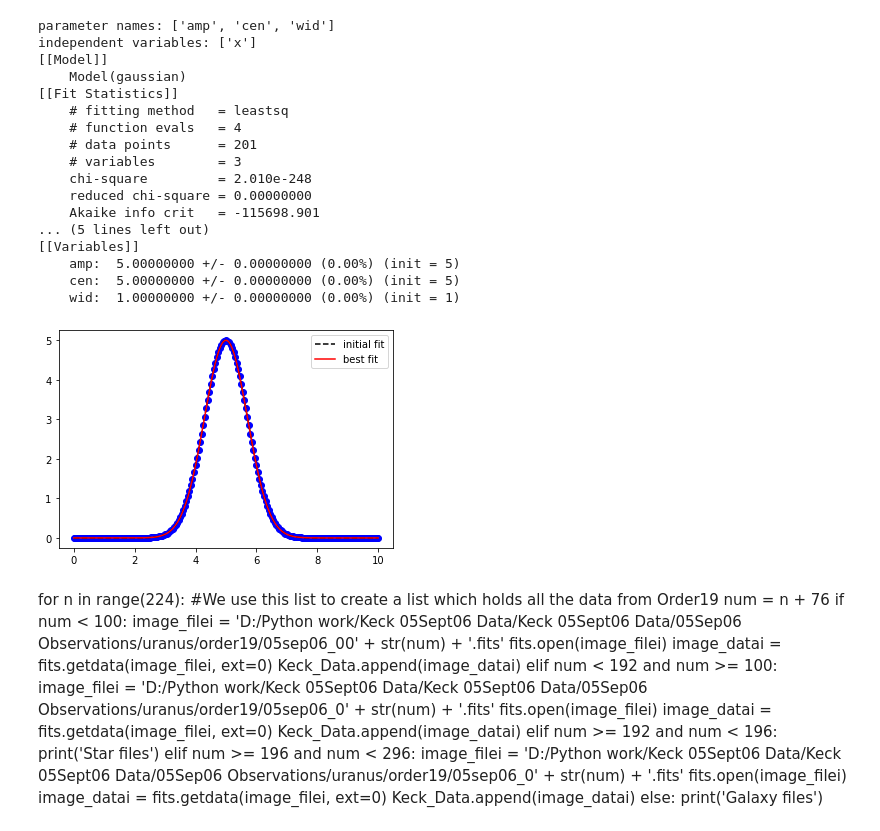
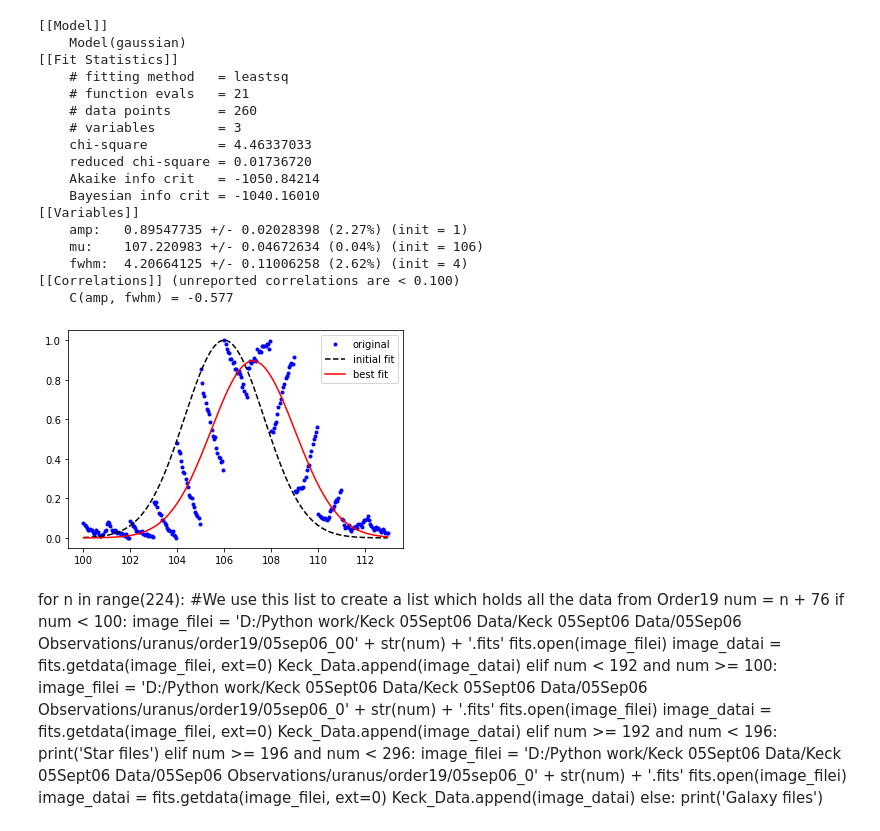
Before and after one commit to ruoyanwangdr/Dynamics-of-Jovian-Infrared-Auroral-Ionosphere-and-Thermosphere, a Jupyter notebook: h3p.ipynb, the cells around one changed output. Saved outputs shown, nothing was run; the diff lists cells and outputs as text; code cells hidden in the pictures.

```diff
--- a/h3p.ipynb
+++ b/h3p.ipynb
@@ -59,14 +45,0 @@ plt.plot(waverange[index], subtracted[50][index])
-# %%
-def normalization(data):
-    return (data - np.min(data)) / (np.max(data) - np.min(data))
-
-test = normalization(subtracted[50][index])
-plt.figure()
-plt.plot(waverange[index], test)
-
-def gaussian(x, amp, cen, wid):
-    return amp * np.exp(-(x-cen)**2 / wid)
-
-x = waverange[index]
-plt.figure()
-plt.plot(x, gaussian(x, cen=2.1218, amp=1, wid=0.0001))
@@ -77,43 +76,53 @@ plt.plot(x, gaussian(x, cen=2.1218, amp=1, wid=0.0001))
 # %%
-from lmfit import Model
+def normalization(data):
+    return (data - np.min(data)) / (np.max(data) - np.min(data))
+
+#normalized = normalization(selected_slit[index])
+normalized = normalization(flattened_slit[multi_index])
+
+x = multi_pixel[multi_index]#pixel[index]
+y = normalized
+
+def gaussian(x, amp, mu, fwhm):
+    sig = fwhm / (2*np.sqrt(2*np.log(2)))
+    return amp * np.exp(-np.power(x - mu, 2.) / (2 * np.power(sig, 2.)))
+
 
 gmodel = Model(gaussian)
-print('parameter names: {}'.format(gmodel.param_names))
-print('independent variables: {}'.format(gmodel.independent_vars))
+#print('parameter names: {}'.format(gmodel.param_names))
+#print('independent variables: {}'.format(gmodel.independent_vars))
 
-params = gmodel.make_params(amp=5, cen=5, wid=1)
-
-x = np.linspace(0, 10, 201)
-y = gmodel.eval(params, x=x)
-
+params = gmodel.make_params(amp=1, mu=106, fwhm=4)
 result = gmodel.fit(y, params, x=x)
 
 print(result.fit_report())
 
-plt.plot(x, y, 'bo')
+plt.figure()
+#plt.plot(pixel[index], normalized, 'g-', label='original curve')
+plt.plot(x, y,'b.', label='original')
 plt.plot(x, result.init_fit, 'k--', label='initial fit')
 plt.plot(x, result.best_fit, 'r-', label='best fit')
 plt.legend(loc='best')
 plt.show()
 # %% [output]
-parameter names: ['amp', 'cen', 'wid']
-independent variables: ['x']
 [[Model]]
     Model(gaussian)
 [[Fit Statistics]]
     # fitting method   = leastsq
-    # function evals   = 4
-    # data points      = 201
+    # function evals   = 21
+    # data points      = 260
     # variables        = 3
-    chi-square         = 2.010e-248
-    reduced chi-square = 0.00000000
-    Akaike info crit   = -115698.901
-... (5 lines left out)
+    chi-square         = 4.46337033
+    reduced chi-square = 0.01736720
+    Akaike info crit   = -1050.84214
+    Bayesian info crit = -1040.16010
 [[Variables]]
-    amp:  5.00000000 +/- 0.00000000 (0.00%) (init = 5)
-    cen:  5.00000000 +/- 0.00000000 (0.00%) (init = 5)
-    wid:  1.00000000 +/- 0.00000000 (0.00%) (init = 1)
+    amp:   0.89547735 +/- 0.02028398 (2.27%) (init = 1)
+    mu:    107.220983 +/- 0.04672634 (0.04%) (init = 106)
+    fwhm:  4.20664125 +/- 0.11006258 (2.62%) (init = 4)
+[[Correlations]] (unreported correlations are < 0.100)
+    C(amp, fwhm) = -0.577
-[figure, old version]
+[figure, new version]
 # %% [markdown]
 for n in range(224): #We use this list to create a list which holds all the data from Order19
     num = n + 76
```
Also changed, not shown: parts of 3 cells of this notebook.
